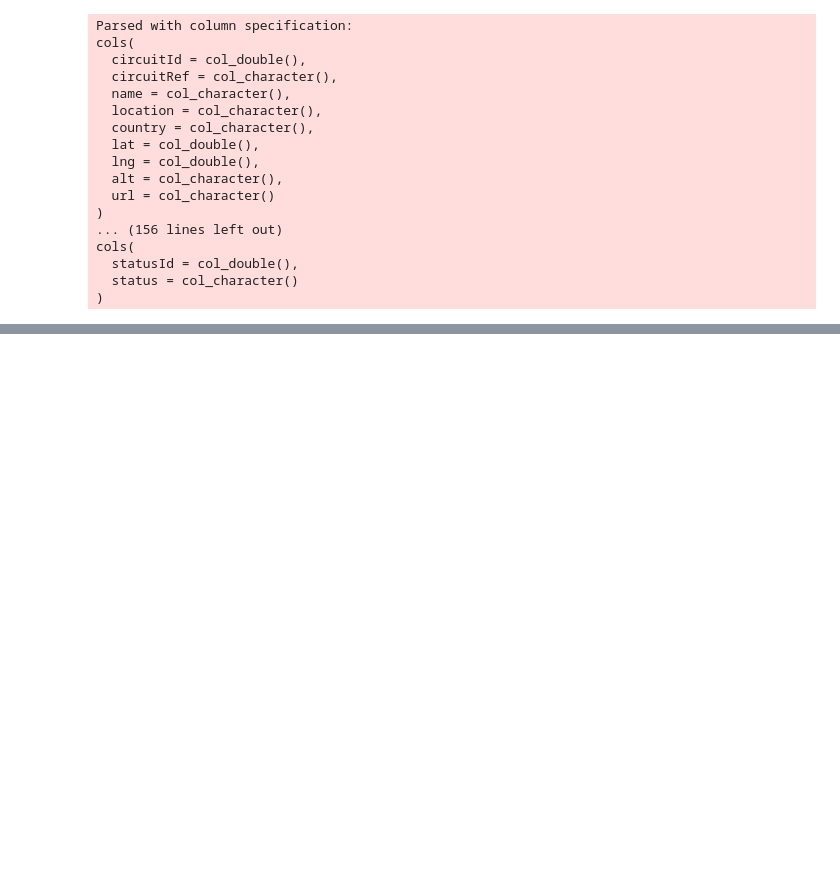
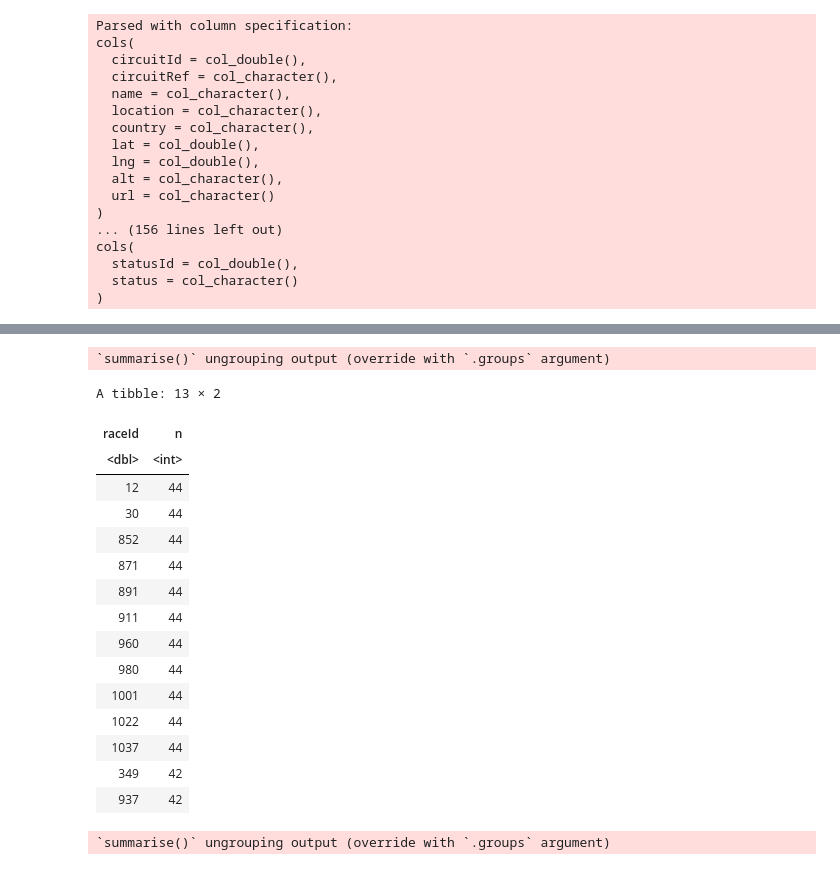
Before and after one commit to TaylorOglow/Formula_1, a Jupyter notebook: Lap Wrangling/sv_laps.ipynb, the cells around one changed output, grey strips where cells are left out. Cells and saved outputs as stored; diff of their text form; code cells hidden in the pictures; blank space fills up the shorter version.

```diff
--- a/Lap Wrangling/sv_laps.ipynb
+++ b/Lap Wrangling/sv_laps.ipynb
@@ -1125,0 +942,54 @@ Warning message:
+# %%
+#13. Belgium
+
+sv_belgium <- vet_laps %>%
+                filter(raceId %in% belgium_race_ID)
+
+sv_belgium_clean <- sv_belgium %>%
+                        group_by(raceId) %>%
+                        summarize(n = n()) %>%
+                        arrange(desc(n)) %>%
+                        head(13)
+sv_belgium_clean
+sv_belgium_clean_ID <- sv_belgium_clean %>%
+                        pull(raceId)
+
+sv_belgium_races <- vet_laps %>%
+                    filter(raceId %in% sv_belgium_clean_ID)
+
+sv_belgium_split <- initial_split(sv_belgium_races, prop = 0.75, strata = milliseconds)
+
+sv_belgium_train <- training(sv_belgium_split)
+
+sv_belgium_test <- testing(sv_belgium_split)
+
+
+sv_belgium_lap_times <- sv_belgium_train %>%
+                        group_by(lap) %>%
+                        summarize(lap_time_avg = mean(milliseconds))
+
+
+sv_belgium_avg_race_time <- sv_belgium_lap_times %>%
+                            mutate(lap_time_avg_mins = lap_time_avg / 60000) %>%
+                            select(lap_time_avg_mins) %>%
+                            map(sum) %>%
+                            data.frame()
+# %% [output]
+`summarise()` ungrouping output (override with `.groups` argument)
+A tibble: 13 × 2
+| raceId | n |
+| <dbl> | <int> |
+| 12 | 44 |
+| 30 | 44 |
+| 852 | 44 |
+| 871 | 44 |
+| 891 | 44 |
+| 911 | 44 |
+| 960 | 44 |
+| 980 | 44 |
+| 1001 | 44 |
+| 1022 | 44 |
+| 1037 | 44 |
+| 349 | 42 |
+| 937 | 42 |
+`summarise()` ungrouping output (override with `.groups` argument)
```
Also changed, not shown: parts of 20 cells of this notebook, 3 other files.
